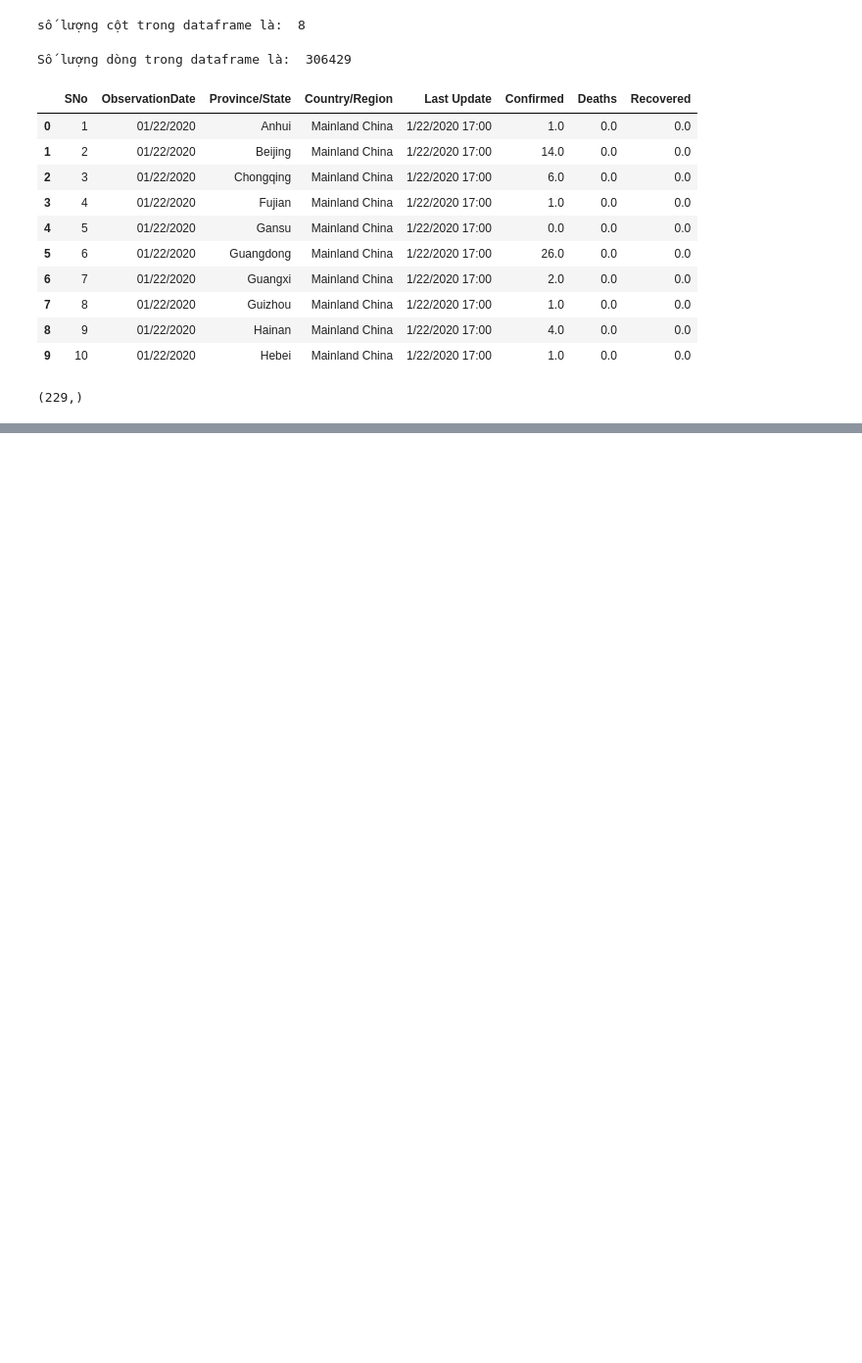
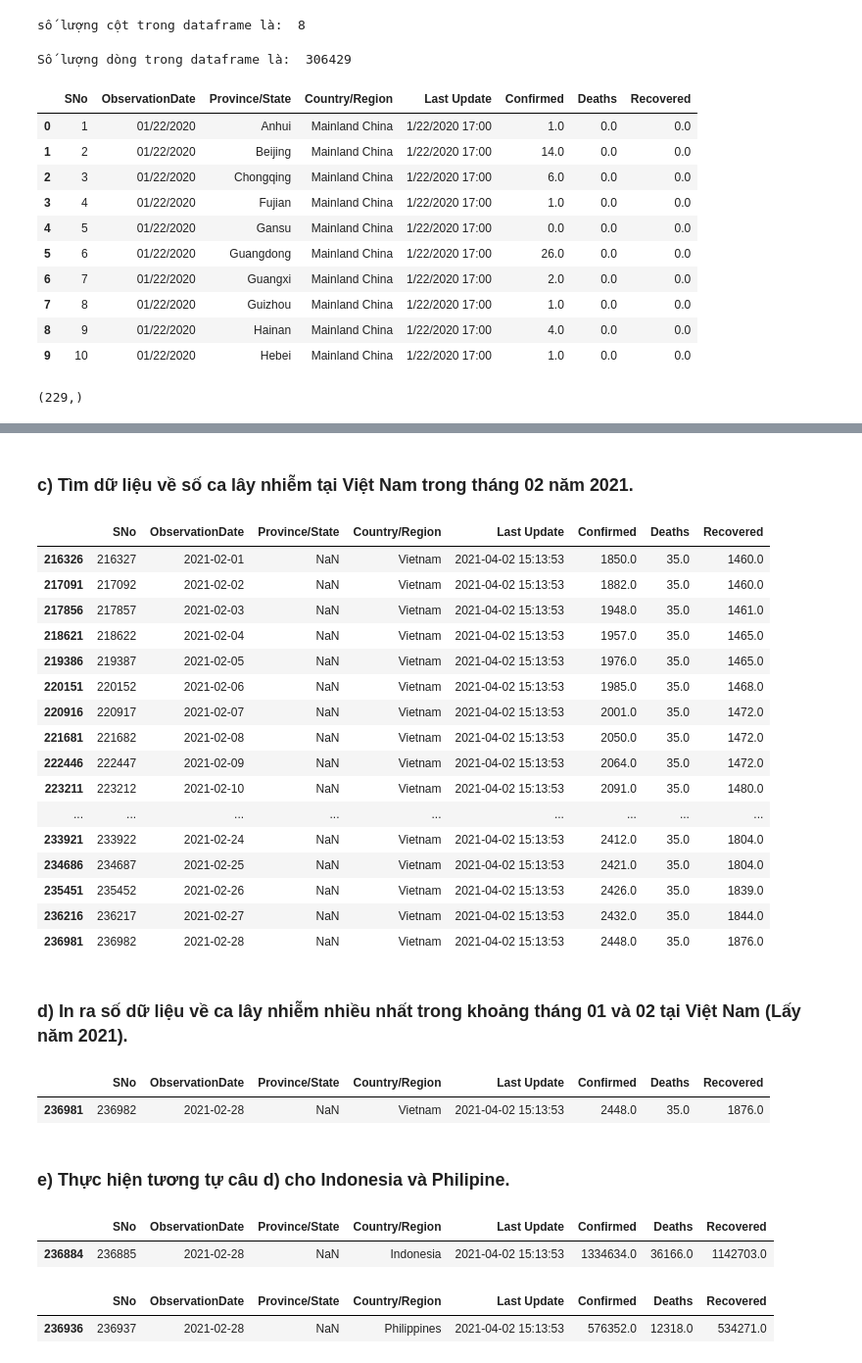
Before and after one commit to UIT-Entropy/DS108, a Jupyter notebook: Bài Tập thực Hành/Lab 1/24521436_lab01.ipynb, the cells around one changed output, grey strips where cells are left out. Shown at 98% size. Drawn from its saved outputs; the diff is of its cells as text; code cells hidden in the pictures; blank space fills up the shorter version.

```diff
--- a/Bài Tập thực Hành/Lab 1/24521436_lab01.ipynb
+++ b/Bài Tập thực Hành/Lab 1/24521436_lab01.ipynb
@@ -36,0 +120,50 @@ country_corona.shape
+# %% [markdown]
+### c) Tìm dữ liệu về số ca lây nhiễm tại Việt Nam trong tháng 02 năm 2021.
+# %%
+coronaVietNamFeb = coronaVietNam[(coronaVietNam["ObservationDate"] >= "2021-2-1") & (coronaVietNam['ObservationDate'] <= "2021-2-28")]
+display(coronaVietNamFeb)
+# %% [output]
+|  | SNo | ObservationDate | Province/State | Country/Region | Last Update | Confirmed | Deaths | Recovered |
+| 216326 | 216327 | 2021-02-01 | NaN | Vietnam | 2021-04-02 15:13:53 | 1850.0 | 35.0 | 1460.0 |
+| 217091 | 217092 | 2021-02-02 | NaN | Vietnam | 2021-04-02 15:13:53 | 1882.0 | 35.0 | 1460.0 |
+| 217856 | 217857 | 2021-02-03 | NaN | Vietnam | 2021-04-02 15:13:53 | 1948.0 | 35.0 | 1461.0 |
+| 218621 | 218622 | 2021-02-04 | NaN | Vietnam | 2021-04-02 15:13:53 | 1957.0 | 35.0 | 1465.0 |
+| 219386 | 219387 | 2021-02-05 | NaN | Vietnam | 2021-04-02 15:13:53 | 1976.0 | 35.0 | 1465.0 |
+| 220151 | 220152 | 2021-02-06 | NaN | Vietnam | 2021-04-02 15:13:53 | 1985.0 | 35.0 | 1468.0 |
+| 220916 | 220917 | 2021-02-07 | NaN | Vietnam | 2021-04-02 15:13:53 | 2001.0 | 35.0 | 1472.0 |
+| 221681 | 221682 | 2021-02-08 | NaN | Vietnam | 2021-04-02 15:13:53 | 2050.0 | 35.0 | 1472.0 |
+| 222446 | 222447 | 2021-02-09 | NaN | Vietnam | 2021-04-02 15:13:53 | 2064.0 | 35.0 | 1472.0 |
+| 223211 | 223212 | 2021-02-10 | NaN | Vietnam | 2021-04-02 15:13:53 | 2091.0 | 35.0 | 1480.0 |
+| ... | ... | ... | ... | ... | ... | ... | ... | ... |
+| 233921 | 233922 | 2021-02-24 | NaN | Vietnam | 2021-04-02 15:13:53 | 2412.0 | 35.0 | 1804.0 |
+| 234686 | 234687 | 2021-02-25 | NaN | Vietnam | 2021-04-02 15:13:53 | 2421.0 | 35.0 | 1804.0 |
+| 235451 | 235452 | 2021-02-26 | NaN | Vietnam | 2021-04-02 15:13:53 | 2426.0 | 35.0 | 1839.0 |
+| 236216 | 236217 | 2021-02-27 | NaN | Vietnam | 2021-04-02 15:13:53 | 2432.0 | 35.0 | 1844.0 |
+| 236981 | 236982 | 2021-02-28 | NaN | Vietnam | 2021-04-02 15:13:53 | 2448.0 | 35.0 | 1876.0 |
+# %% [markdown]
+### d) In ra số dữ liệu về ca lây nhiễm nhiều nhất trong khoảng tháng 01 và 02 tại Việt Nam (Lấy năm 2021).
+# %%
+coronaVietNamJF = coronaVietNam[(coronaVietNam["ObservationDate"] >= "2021-1-1") & (coronaVietNam['ObservationDate'] <= "2021-2-28")]
+maxConfirmedVietNamJF = coronaVietNamJF['Confirmed'].max()
+display(coronaVietNamJF[coronaVietNamJF['Confirmed'] == maxConfirmedVietNamJF])
+# %% [output]
+|  | SNo | ObservationDate | Province/State | Country/Region | Last Update | Confirmed | Deaths | Recovered |
+| 236981 | 236982 | 2021-02-28 | NaN | Vietnam | 2021-04-02 15:13:53 | 2448.0 | 35.0 | 1876.0 |
+# %% [markdown]
+### e) Thực hiện tương tự câu d) cho Indonesia và Philipine.
+# %%
+# Indonesia
+coronaIndonesiaJF = df[(df["ObservationDate"] >= "2021-1-1") & (df['ObservationDate'] <= "2021-2-28") & (df["Country/Region"] == "Indonesia")]
+maxConfirmedIndonesiaJF = coronaIndonesiaJF['Confirmed'].max()
+display(coronaIndonesiaJF[coronaIndonesiaJF['Confirmed'] == maxConfirmedIndonesiaJF])
+# %% [output]
+|  | SNo | ObservationDate | Province/State | Country/Region | Last Update | Confirmed | Deaths | Recovered |
+| 236884 | 236885 | 2021-02-28 | NaN | Indonesia | 2021-04-02 15:13:53 | 1334634.0 | 36166.0 | 1142703.0 |
+# %%
+# Philipine
+coronaPhilipineJF = df[(df["ObservationDate"] >= "2021-1-1") & (df['ObservationDate'] <= "2021-2-28") & (df["Country/Region"] == "Philippines")]
+maxConfirmedPhilipineJF = coronaPhilipineJF['Confirmed'].max()
+display(coronaPhilipineJF[coronaPhilipineJF['Confirmed'] == maxConfirmedPhilipineJF])
+# %% [output]
+|  | SNo | ObservationDate | Province/State | Country/Region | Last Update | Confirmed | Deaths | Recovered |
+| 236936 | 236937 | 2021-02-28 | NaN | Philippines | 2021-04-02 15:13:53 | 576352.0 | 12318.0 | 534271.0 |
```
Also changed, not shown: parts of 21 cells of this notebook.
